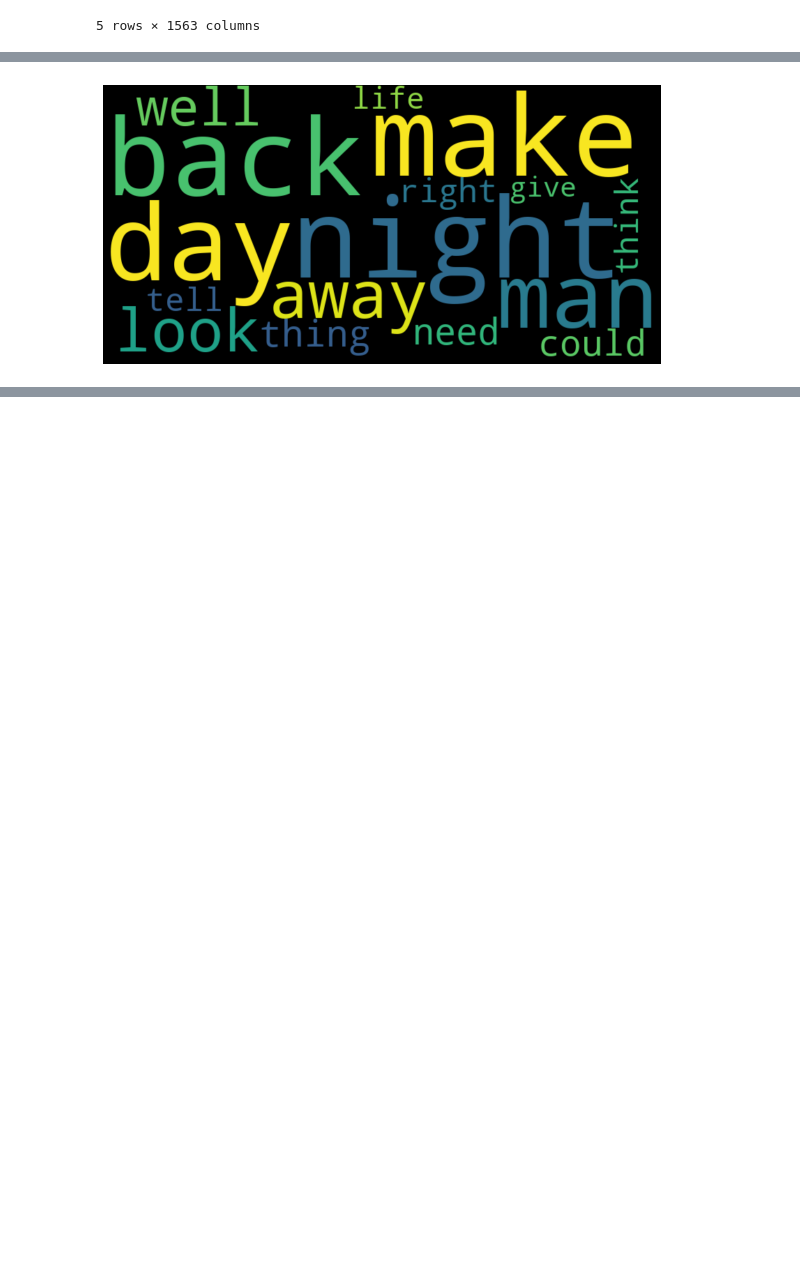
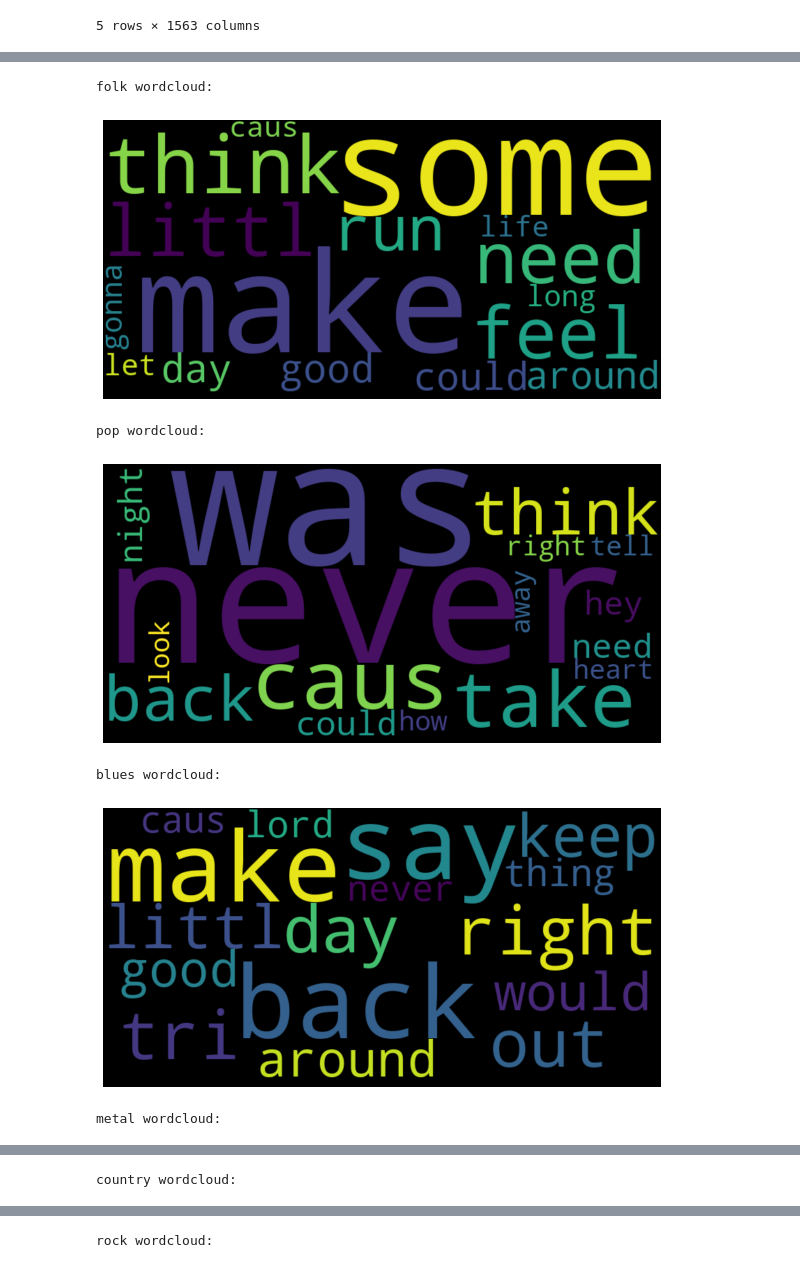
Before and after one commit to jwade688/platinum_lyric_project, a Jupyter notebook: word_clouds/word_clouds.ipynb, the cells around one changed output, grey strips where cells are left out. Drawn from its saved outputs; the diff is of its cells as text; code cells hidden in the pictures; blank space fills up the shorter version.

```diff
--- a/word_clouds/word_clouds.ipynb
+++ b/word_clouds/word_clouds.ipynb
@@ -452,11 +138,16 @@ jazz_dict
-# %%
-# https://stackoverflow.com/questions/57826063/how-to-create-a-wordcloud-according-to-frequencies-in-a-pandas-dataframe
-
-# define the word cloud
-wc = WordCloud(width=800, height=400, max_words=200).generate_from_frequencies(rock_dict)
-plt.figure(figsize=(10, 10))
-plt.imshow(wc, interpolation='bilinear')
-plt.axis('off')
-plt.show()
-# %% [output]
-[figure, removed]
+# %%
+genres = ['folk', 'pop', 'blues', 'metal', 'country', 'rock', 'punk',
+        'hip hop', 'electronic', 'latin', 'rap', 'jazz', 'reggae',
+        'rhythm and blues', 'jam', 'edm']
+
+for genre in genres:
+    print(str(f'{genre} wordcloud:'))
+    wordcloud_genre(genre)
+# %% [output]
+folk wordcloud:
+[figure, added]
+pop wordcloud:
+[figure, added]
+blues wordcloud:
+[figure, added]
+metal wordcloud:
@@ -462,0 +155 @@ plt.show()
+country wordcloud:
@@ -462,0 +157 @@ plt.show()
+rock wordcloud:
```
Also changed, not shown: parts of 23 cells of this notebook.
